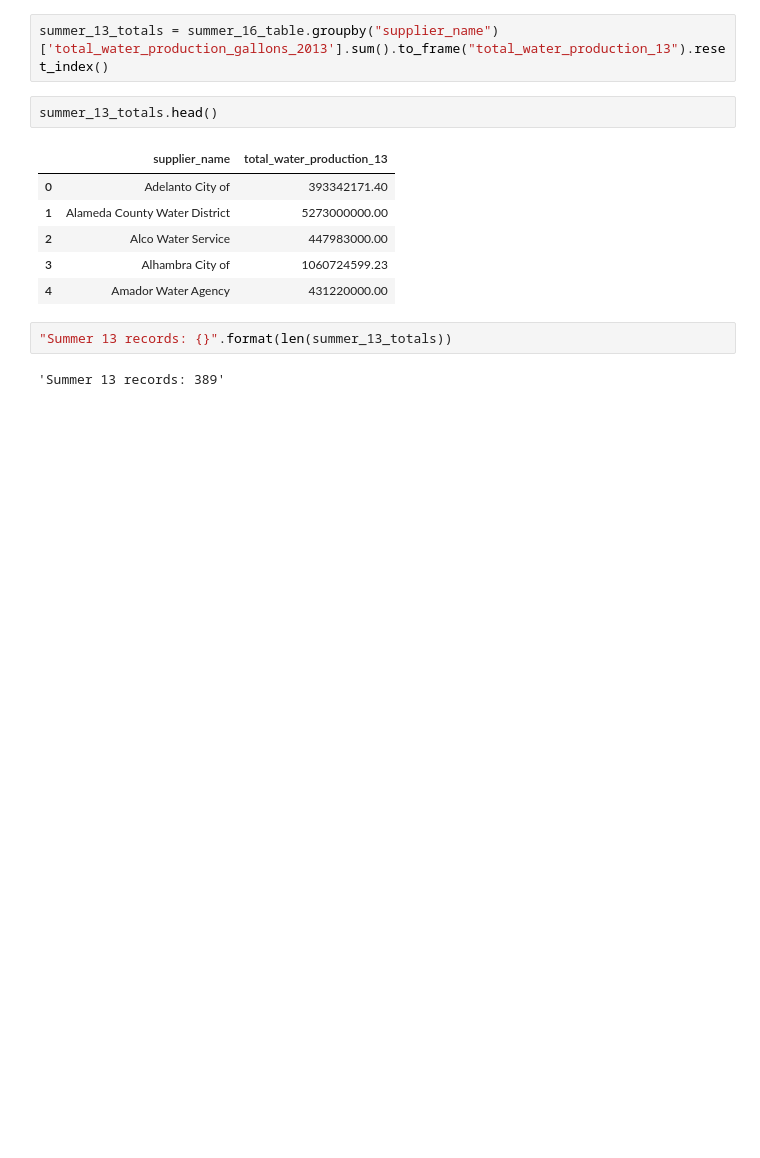
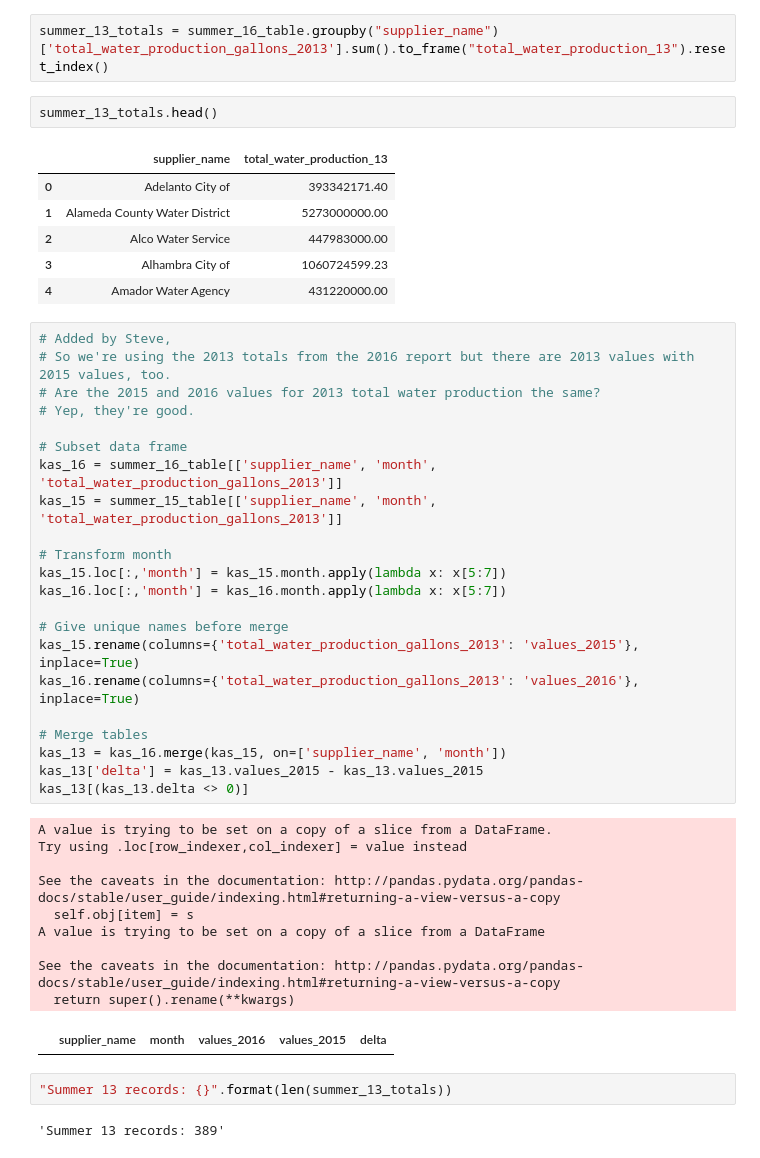
Before and after one commit to swkasica/california-ccscore-analysis, a Jupyter notebook: analysis.ipynb, the cells around one changed output. Saved outputs shown, nothing was run; the diff lists cells and outputs as text; blank space fills up the shorter version.

```diff
--- a/analysis.ipynb
+++ b/analysis.ipynb
@@ -228,6 +276,39 @@ summer_13_totals.head()
 | 2 | Alco Water Service | 447983000.00 |
 | 3 | Alhambra City of | 1060724599.23 |
 | 4 | Amador Water Agency | 431220000.00 |
+# %%
+# Added by Steve,
+# So we're using the 2013 totals from the 2016 report but there are 2013 values with 2015 values, too.
+# Are the 2015 and 2016 values for 2013 total water production the same?
+# Yep, they're good.
+
+# Subset data frame
+kas_16 = summer_16_table[['supplier_name', 'month', 'total_water_production_gallons_2013']]
+kas_15 = summer_15_table[['supplier_name', 'month', 'total_water_production_gallons_2013']]
+
+# Transform month
+kas_15.loc[:,'month'] = kas_15.month.apply(lambda x: x[5:7])
+kas_16.loc[:,'month'] = kas_16.month.apply(lambda x: x[5:7])
+
+# Give unique names before merge
+kas_15.rename(columns={'total_water_production_gallons_2013': 'values_2015'}, inplace=True)
+kas_16.rename(columns={'total_water_production_gallons_2013': 'values_2016'}, inplace=True)
+
+# Merge tables
+kas_13 = kas_16.merge(kas_15, on=['supplier_name', 'month'])
+kas_13['delta'] = kas_13.values_2015 - kas_13.values_2015
+kas_13[(kas_13.delta <> 0)]
+# %% [output]
+A value is trying to be set on a copy of a slice from a DataFrame.
+Try using .loc[row_indexer,col_indexer] = value instead
+
+See the caveats in the documentation: http://pandas.pydata.org/pandas-docs/stable/user_guide/indexing.html#returning-a-view-versus-a-copy
+  self.obj[item] = s
+A value is trying to be set on a copy of a slice from a DataFrame
+
+See the caveats in the documentation: http://pandas.pydata.org/pandas-docs/stable/user_guide/indexing.html#returning-a-view-versus-a-copy
+  return super().rename(**kwargs)
+|  | supplier_name | month | values_2016 | values_2015 | delta |
 # %%
 "Summer 13 records: {}".format(len(summer_13_totals))
 # %% [output]
```
Also changed, not shown: parts of 11 cells of this notebook, 1 other file.
